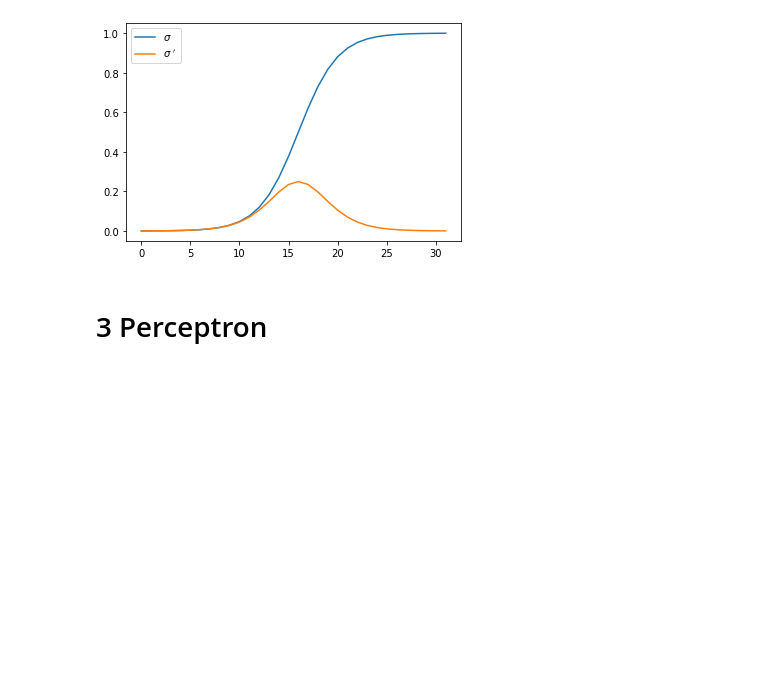
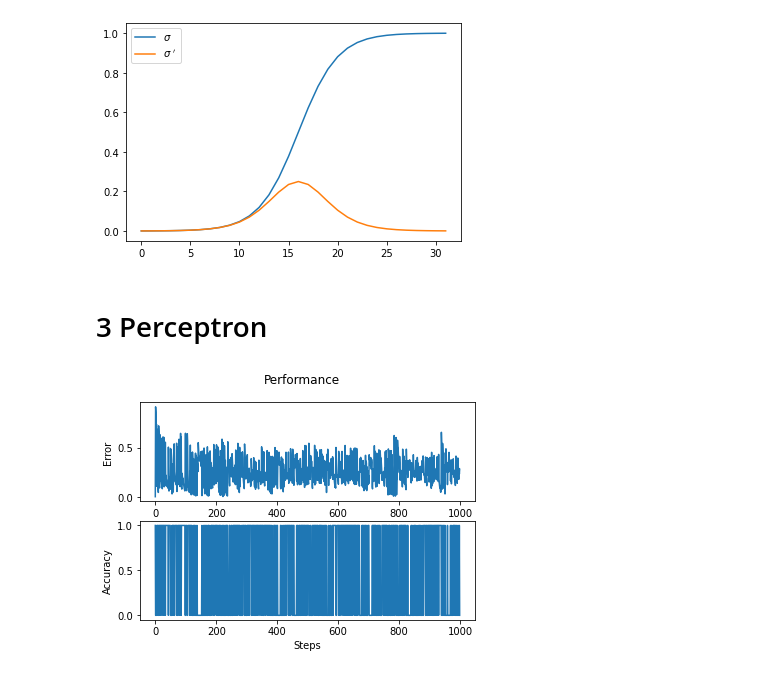
Before and after one commit to Maxoz99/ANNs-TensorFlow, a Jupyter notebook: Homework02/homework02.ipynb, the cells around one changed output. Cells and saved outputs as stored; diff of their text form; code cells hidden in the pictures; blank space fills up the shorter version.

Commit message:
reworked, but backprop still broken

```diff
--- a/Homework02/homework02.ipynb
+++ b/Homework02/homework02.ipynb
@@ -50,7 +51,9 @@ plt.show()
 # %% [markdown]
 # 3 Perceptron
 # %%
+
 class Perceptron:
+    """Implementation of a perceptron taken from the coding class, but with sigmoid activation function."""
 
     def __init__(self, input_units):
         self.input_units = input_units
@@ -59,74 +62,83 @@ class Perceptron:
         self.alpha = 1
 
     def forward_step(self, input_data):
-        # Perform a perceptron forward step.
+        """Perform forward step"""
         weighted_sum =  self.weights @ input_data + self.bias
         return sigmoid(weighted_sum)
 
-    def training_step(self, input_data, label):
-        # Perform a whole training step (including the forward step).
-        # 1. Forward step.
-        prediction = self.forward_step(input_data)
-        # 2. Calculate the weight updates.
-        delta_weights = self.alpha * (label - prediction) * input_data
-        # 3. Calculate the bias update. We consider 1 as the "input" to the bias, so that we can treat it just like the other weights.
-        delta_bias = self.alpha * (label - prediction) * 1
-        # 4. Update weights and bias.
-        self.weights += delta_weights
-        self.bias += delta_bias
+    def update(self, delta):
+        self.bias -= delta * self.alpha
+        self.weights -= delta * self.alpha
 # %%
-# Input data
-x = np.array([(1, 1), (1, 0), (0, 1), (0, 0)])
-
-# Labels
-t_and = np.array([1,0,0,0])
-t_or = np.array([1,1,1,0])
-t_nand = np.array([0,1,1,1])
-t_nor = np.array([0,0,0,1])
+# These are the four possible input pairs of (x1,x2).
+x = np.array([[0,0],[0,1],[1,0],[1,1]])
+# These are possible labels form some logical gates.
+t_and = np.array([0,0,0,1])
+t_or = np.array([0,1,1,1])
+t_nand = np.array([1,1,1,0])
+t_nor = np.array([1,0,0,0])
 t_xor = np.array([0,1,1,0])
 
 # Very simple example of a neural network with 2 inputs and 1 hidden layer
 class MLP:
-    def __init__(self, inputs, neurons_in_layer):
+    def __init__(self, inputs=2, neurons_in_layer=4):
         self.perceptrons = [Perceptron(inputs) for _ in range(neurons_in_layer)]
+        self.output_neuron = Perceptron(neurons_in_layer)
 
     def forward_step(self, input_data):
-        return np.array([perceptron.forward_step(input_data) for perceptron in self.perceptrons])
+        self.hidden_activation = np.array([perceptron.forward_step(input_data) for perceptron in self.perceptrons])
+        return self.hidden_activation
 
-    def backprop_step(self, input_data, label):
-        for perceptron in self.perceptrons:
-            perceptron.training_step(input_data, label)
+    def backprop_step(self, label, output):
+        # Calculate adjustment for output layer
+        delta_output = -(label - output) * sigmoidprime(output)
+        self.output_neuron.update(delta_output)
 
+        # Calculate adjustment for hidden layer
+        for i, perceptron in enumerate(self.perceptrons):
+            delta = delta_output * self.hidden_activation[i]
+            perceptron.update(delta)
 
 # Now let's train the perceptron.
-t = t_and
+t = t_xor
 
 mlp = MLP(2, 4)
-output_layer = Perceptron(4)
 
 # Initialize lists to store steps and performance.
 steps = []
 accuracies = []
 losses = []
 
 for i in range(1000):
     steps.append(i)
     # Draw random sample with corresponding label
     index = np.random.randint(len(x))
     sample = x[index]
     label = t[index]
 
-    # Calculate Output
     hidden_layer_output = mlp.forward_step(sample)
-    output = output_layer.forward_step(hidden_layer_output)
+    output = mlp.output_neuron.forward_step(hidden_layer_output)
 
     # Calculate square error
     loss = (label - output) ** 2
     losses.append(loss)
 
-    accuracy = 1 if (label - output) <= 0.5 else 0
+    accuracy = 1 if (label == 1 and output >= 0.5) or (label == 0 and output < 0.5) else 0
     accuracies.append(accuracy)
 
     # Perform backpropagation
-    output_layer.training_step(hidden_layer_output, label)
-    mlp.backprop_step(sample, label)
+    mlp.backprop_step(label, output)
+
+
+# Print the performance
+fig, axs = plt.subplots(2)
+fig.suptitle('Performance')
+axs[0].plot(steps, losses)
+axs[0].set(xlabel='Steps', ylabel='Error')
+
+axs[1].plot(steps, accuracies)
+axs[1].set(xlabel='Steps', ylabel='Accuracy')
+
+plt.show()
+# %% [output]
+[figure, added]
```
Also changed, not shown: parts of 3 cells of this notebook.
